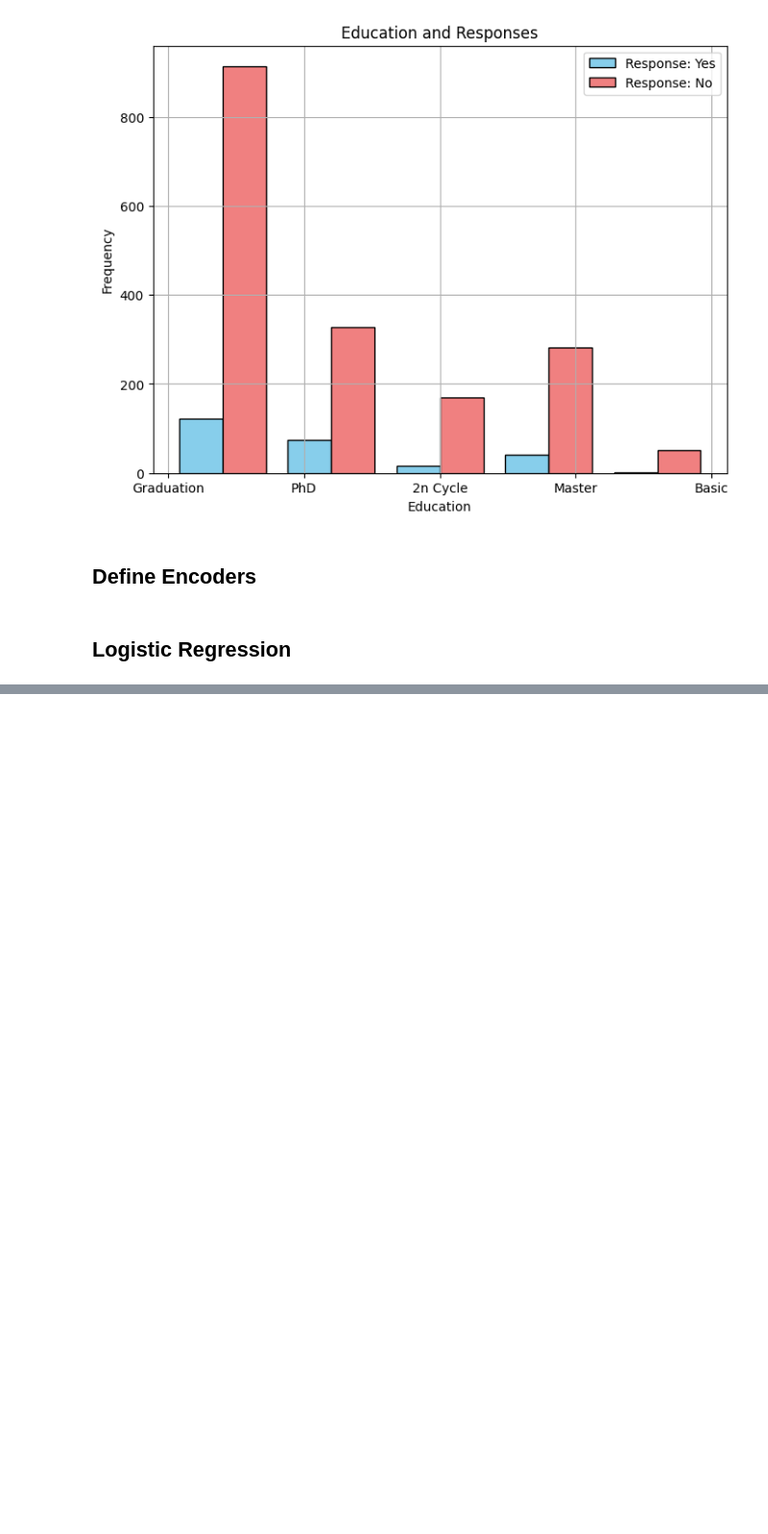
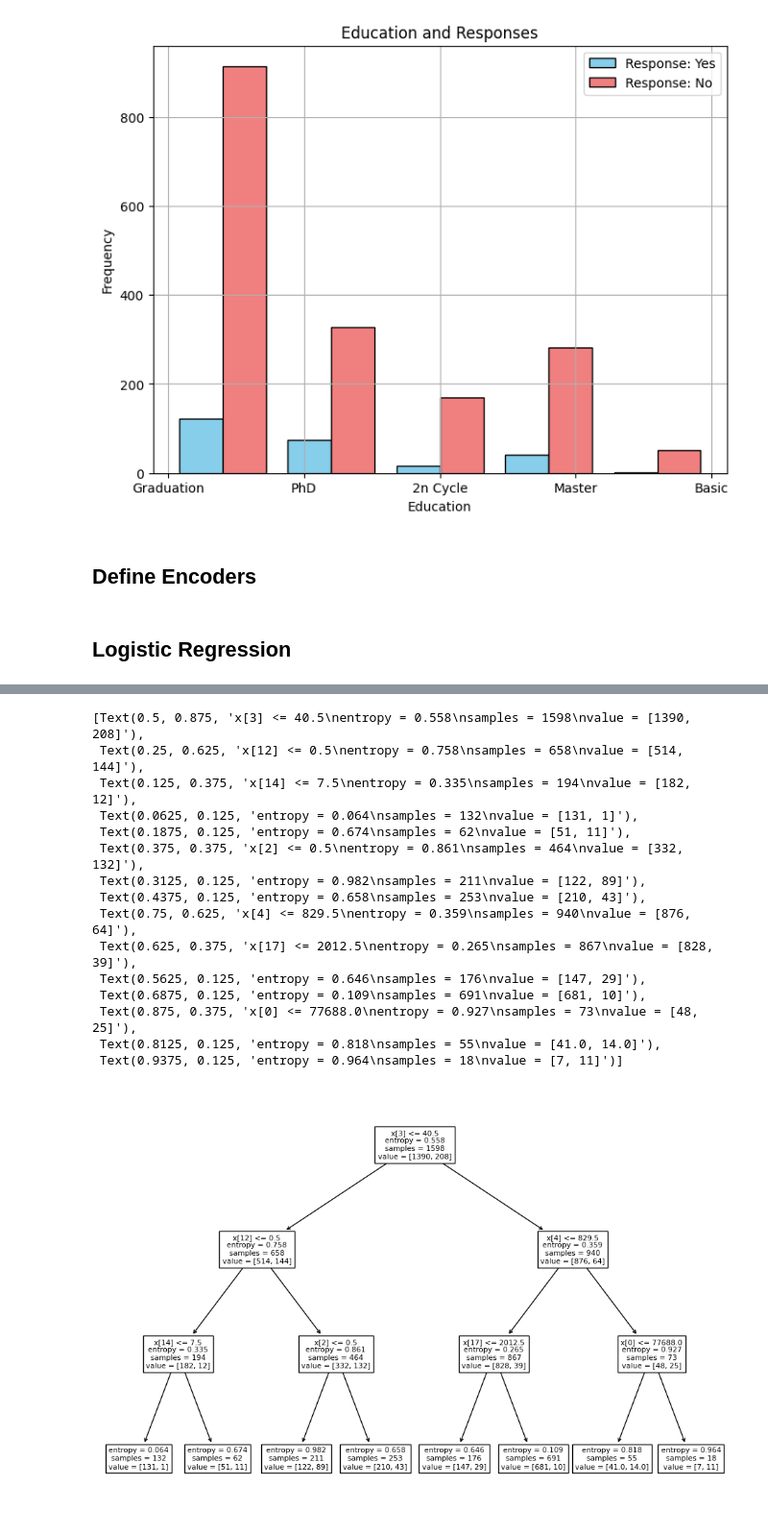
Before and after one commit to Ronan-Daliuag/Determining-Leads, a Jupyter notebook: Padrejuan.ipynb, the cells around one changed output, grey strips where cells are left out. Shown at 96% size. Saved outputs shown, nothing was run; the diff lists cells and outputs as text; code cells hidden in the pictures; blank space fills up the shorter version.

```diff
--- a/Padrejuan.ipynb
+++ b/Padrejuan.ipynb
@@ -458,11 +458,8 @@ final_data = normalized_age
 # %% [markdown]
 ## Logistic Regression
 # %%
-X =
+# encode categorical values
+final_data = one_hot_encode(final_data, 'Marital_Status')
+final_data = one_hot_encode(final_data, 'Education')
+X = final_data.drop(columns=['Response', 'ID'], axis = 1)
+y = final_data['Response']
-# %%
-from sklearn.model_selection import train_test_split
-col_drop = ['Response', 'ID']
-X = final_data.drop(columns = col_drop, axis= 1)
-y = final_data['Response']
-X_train, X_test, y_train, y_test = train_test_split(X, y, test_size=0.3, random_state=0)
-X_train.shape, X_test.shape
@@ -604,0 +710,3 @@ plt.show()
+# %%
+X_train, X_test, y_train, y_test = train_test_split(X, y, test_size = 0.2, random_state = 0)
+X_train.shape, X_test.shape
@@ -604,0 +715,4 @@ plt.show()
+# %%
+from sklearn.tree import DecisionTreeClassifier
+dt = DecisionTreeClassifier(criterion="entropy", max_depth = 3, random_state=0)
+dt.fit(X_train, y_train)
@@ -604,0 +747,21 @@ plt.show()
+# %%
+from sklearn import tree
+plt.figure(figsize=(12,8))
+tree.plot_tree(dt.fit(X_train, y_train))
+# %% [output]
+[Text(0.5, 0.875, 'x[3] <= 40.5\nentropy = 0.558\nsamples = 1598\nvalue = [1390, 208]'),
+ Text(0.25, 0.625, 'x[12] <= 0.5\nentropy = 0.758\nsamples = 658\nvalue = [514, 144]'),
+ Text(0.125, 0.375, 'x[14] <= 7.5\nentropy = 0.335\nsamples = 194\nvalue = [182, 12]'),
+ Text(0.0625, 0.125, 'entropy = 0.064\nsamples = 132\nvalue = [131, 1]'),
+ Text(0.1875, 0.125, 'entropy = 0.674\nsamples = 62\nvalue = [51, 11]'),
+ Text(0.375, 0.375, 'x[2] <= 0.5\nentropy = 0.861\nsamples = 464\nvalue = [332, 132]'),
+ Text(0.3125, 0.125, 'entropy = 0.982\nsamples = 211\nvalue = [122, 89]'),
+ Text(0.4375, 0.125, 'entropy = 0.658\nsamples = 253\nvalue = [210, 43]'),
+ Text(0.75, 0.625, 'x[4] <= 829.5\nentropy = 0.359\nsamples = 940\nvalue = [876, 64]'),
+ Text(0.625, 0.375, 'x[17] <= 2012.5\nentropy = 0.265\nsamples = 867\nvalue = [828, 39]'),
+ Text(0.5625, 0.125, 'entropy = 0.646\nsamples = 176\nvalue = [147, 29]'),
+ Text(0.6875, 0.125, 'entropy = 0.109\nsamples = 691\nvalue = [681, 10]'),
+ Text(0.875, 0.375, 'x[0] <= 77688.0\nentropy = 0.927\nsamples = 73\nvalue = [48, 25]'),
+ Text(0.8125, 0.125, 'entropy = 0.818\nsamples = 55\nvalue = [41.0, 14.0]'),
+ Text(0.9375, 0.125, 'entropy = 0.964\nsamples = 18\nvalue = [7, 11]')]
+[figure, added]
```
Also changed, not shown: parts of 49 cells of this notebook, 3 other files.
